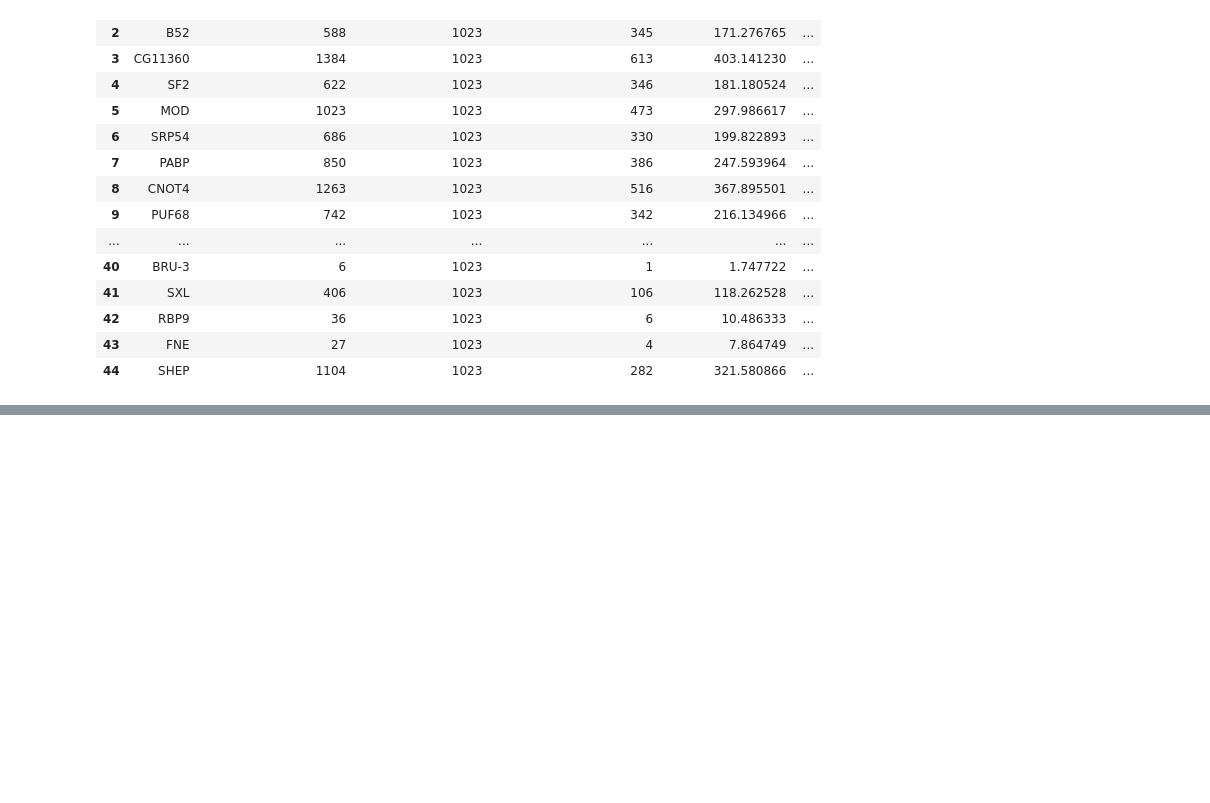
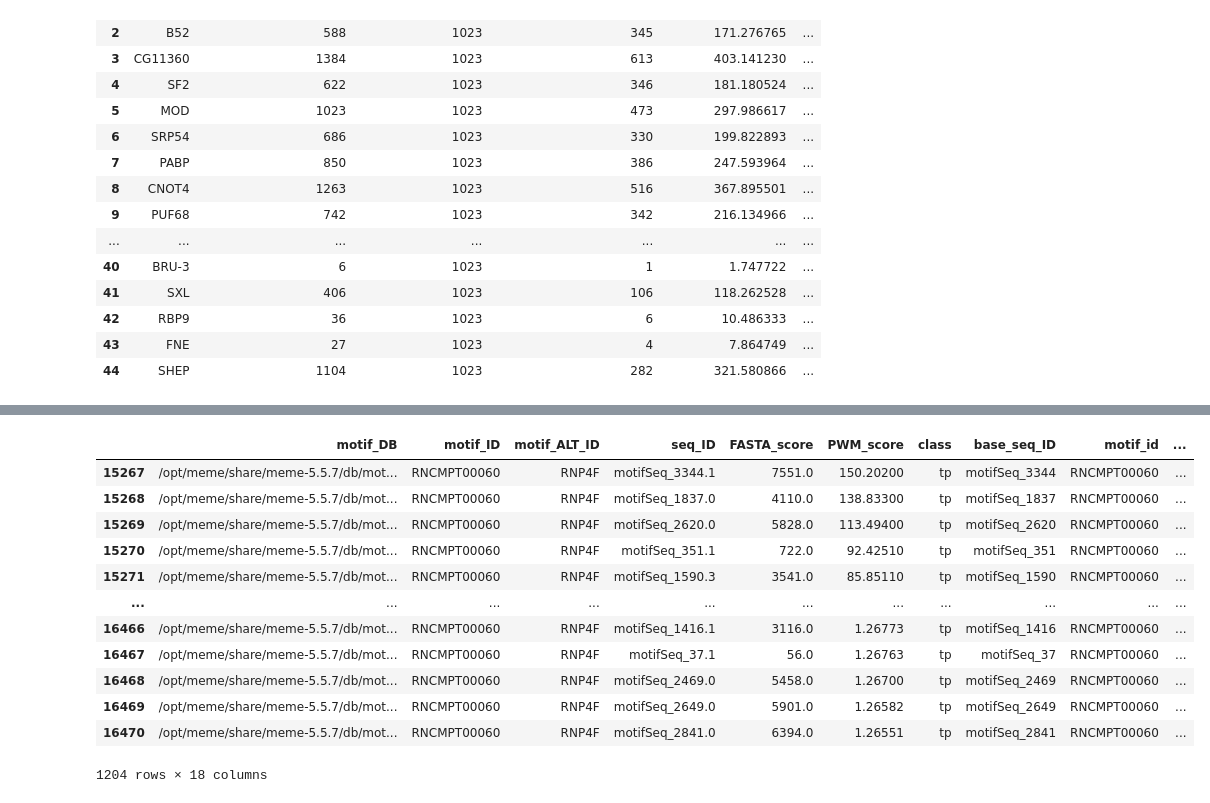
Before and after one commit to ManchesterBioinference/mRNA_LLM, a Jupyter notebook: notebooks/explorativeJupyterNotebooks/exploreRNP4F.ipynb, the cells around one changed output, grey strips where cells are left out. Saved outputs shown, nothing was run; the diff lists cells and outputs as text; code cells hidden in the pictures; blank space fills up the shorter version.

```diff
--- a/notebooks/explorativeJupyterNotebooks/exploreRNP4F.ipynb
+++ b/notebooks/explorativeJupyterNotebooks/exploreRNP4F.ipynb
@@ -555,0 +671,18 @@ hypergeom_df
+# %%
+rbpOfInterest = 'RNP4F'
+rbpOfInt = merged[merged['motif_ALT_ID'] == rbpOfInterest]
+rbpOfInt
+# %% [output]
+|  | motif_DB | motif_ID | motif_ALT_ID | seq_ID | FASTA_score | PWM_score | class | base_seq_ID | motif_id | ... |
+| 15267 | /opt/meme/share/meme-5.5.7/db/mot... | RNCMPT00060 | RNP4F | motifSeq_3344.1 | 7551.0 | 150.20200 | tp | motifSeq_3344 | RNCMPT00060 | ... |
+| 15268 | /opt/meme/share/meme-5.5.7/db/mot... | RNCMPT00060 | RNP4F | motifSeq_1837.0 | 4110.0 | 138.83300 | tp | motifSeq_1837 | RNCMPT00060 | ... |
+| 15269 | /opt/meme/share/meme-5.5.7/db/mot... | RNCMPT00060 | RNP4F | motifSeq_2620.0 | 5828.0 | 113.49400 | tp | motifSeq_2620 | RNCMPT00060 | ... |
+| 15270 | /opt/meme/share/meme-5.5.7/db/mot... | RNCMPT00060 | RNP4F | motifSeq_351.1 | 722.0 | 92.42510 | tp | motifSeq_351 | RNCMPT00060 | ... |
+| 15271 | /opt/meme/share/meme-5.5.7/db/mot... | RNCMPT00060 | RNP4F | motifSeq_1590.3 | 3541.0 | 85.85110 | tp | motifSeq_1590 | RNCMPT00060 | ... |
+| ... | ... | ... | ... | ... | ... | ... | ... | ... | ... | ... |
+| 16466 | /opt/meme/share/meme-5.5.7/db/mot... | RNCMPT00060 | RNP4F | motifSeq_1416.1 | 3116.0 | 1.26773 | tp | motifSeq_1416 | RNCMPT00060 | ... |
+| 16467 | /opt/meme/share/meme-5.5.7/db/mot... | RNCMPT00060 | RNP4F | motifSeq_37.1 | 56.0 | 1.26763 | tp | motifSeq_37 | RNCMPT00060 | ... |
+| 16468 | /opt/meme/share/meme-5.5.7/db/mot... | RNCMPT00060 | RNP4F | motifSeq_2469.0 | 5458.0 | 1.26700 | tp | motifSeq_2469 | RNCMPT00060 | ... |
+| 16469 | /opt/meme/share/meme-5.5.7/db/mot... | RNCMPT00060 | RNP4F | motifSeq_2649.0 | 5901.0 | 1.26582 | tp | motifSeq_2649 | RNCMPT00060 | ... |
+| 16470 | /opt/meme/share/meme-5.5.7/db/mot... | RNCMPT00060 | RNP4F | motifSeq_2841.0 | 6394.0 | 1.26551 | tp | motifSeq_2841 | RNCMPT00060 | ... |
+1204 rows × 18 columns
```
Also changed, not shown: parts of 20 cells of this notebook, 12 other files.
